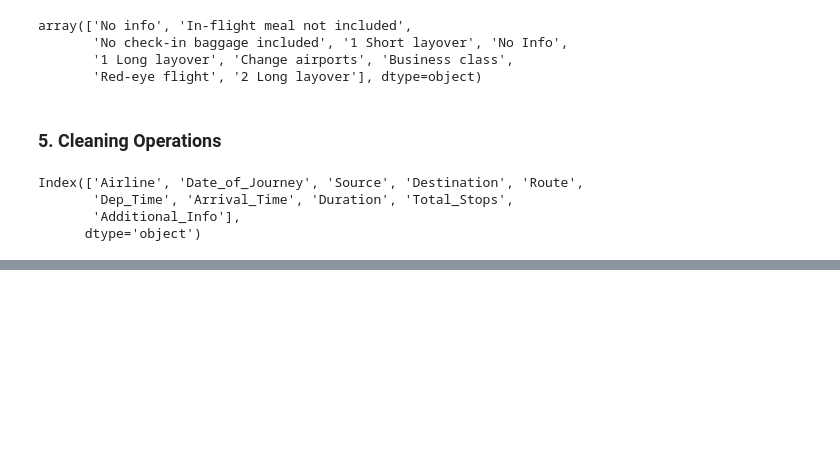
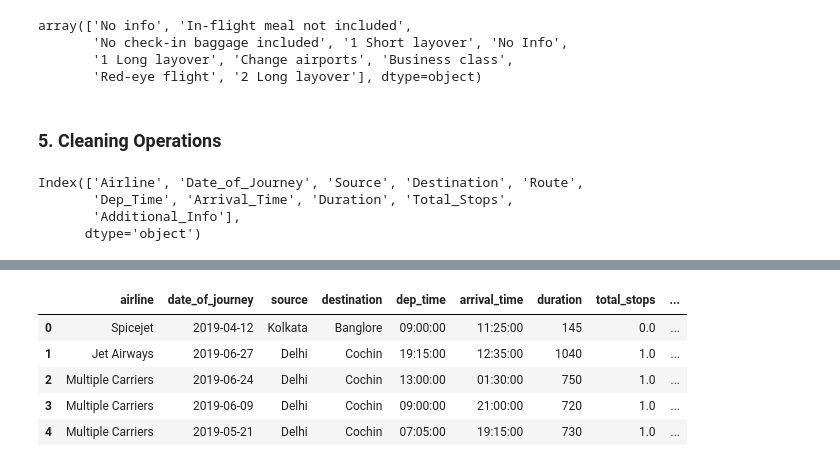
Before and after one commit to Ayush7896/flight-prices-sagemaker, a Jupyter notebook: notebooks/data-cleaning.ipynb, the cells around one changed output, grey strips where cells are left out. Cells and saved outputs as stored; diff of their text form; code cells hidden in the pictures; blank space fills up the shorter version.

```diff
--- a/notebooks/data-cleaning.ipynb
+++ b/notebooks/data-cleaning.ipynb
@@ -568,0 +617,9 @@ flights_cleaned
+# %%
+export_data(X_val, y_val, "val")
+# %% [output]
+|  | airline | date_of_journey | source | destination | dep_time | arrival_time | duration | total_stops | ... |
+| 0 | Spicejet | 2019-04-12 | Kolkata | Banglore | 09:00:00 | 11:25:00 | 145 | 0.0 | ... |
+| 1 | Jet Airways | 2019-06-27 | Delhi | Cochin | 19:15:00 | 12:35:00 | 1040 | 1.0 | ... |
+| 2 | Multiple Carriers | 2019-06-24 | Delhi | Cochin | 13:00:00 | 01:30:00 | 750 | 1.0 | ... |
+| 3 | Multiple Carriers | 2019-06-09 | Delhi | Cochin | 09:00:00 | 21:00:00 | 720 | 1.0 | ... |
+| 4 | Multiple Carriers | 2019-05-21 | Delhi | Cochin | 07:05:00 | 19:15:00 | 730 | 1.0 | ... |
```
Also changed, not shown: parts of 11 cells of this notebook.
